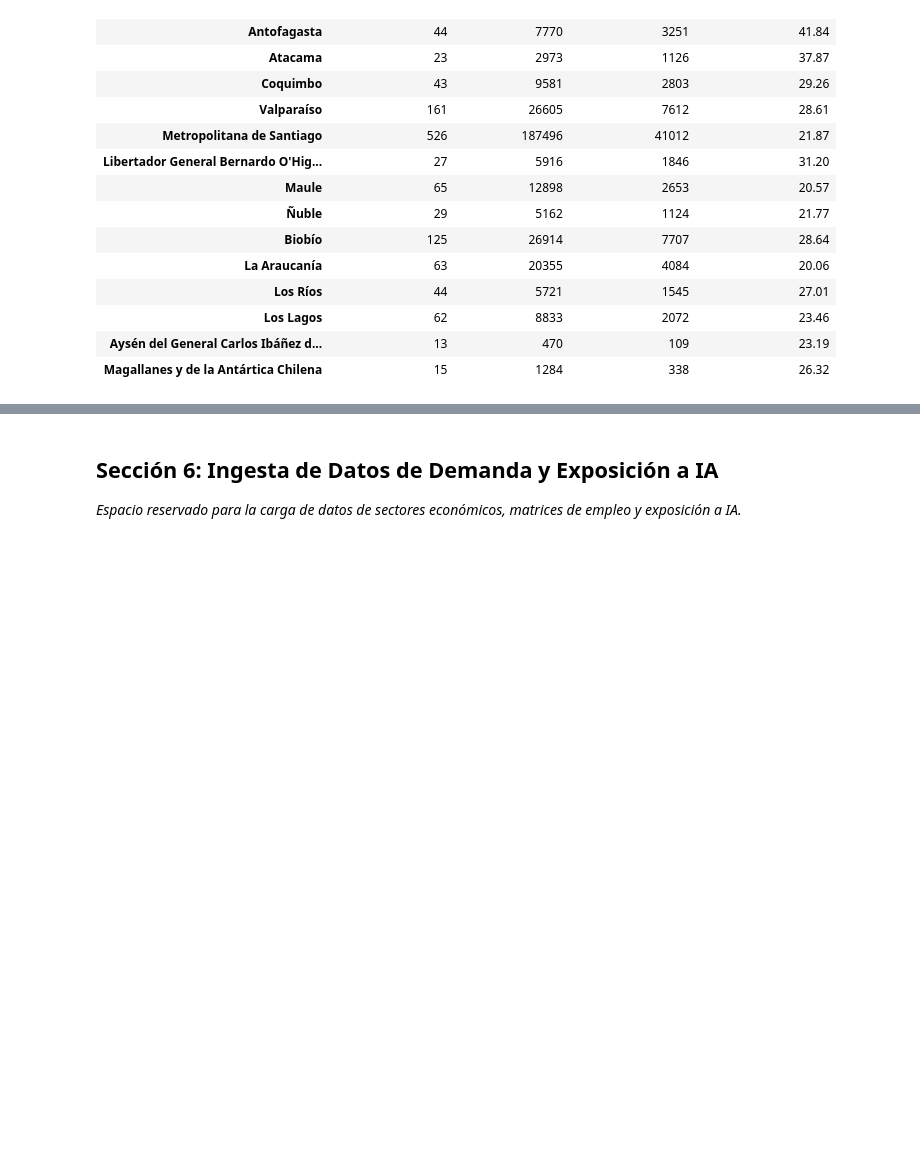
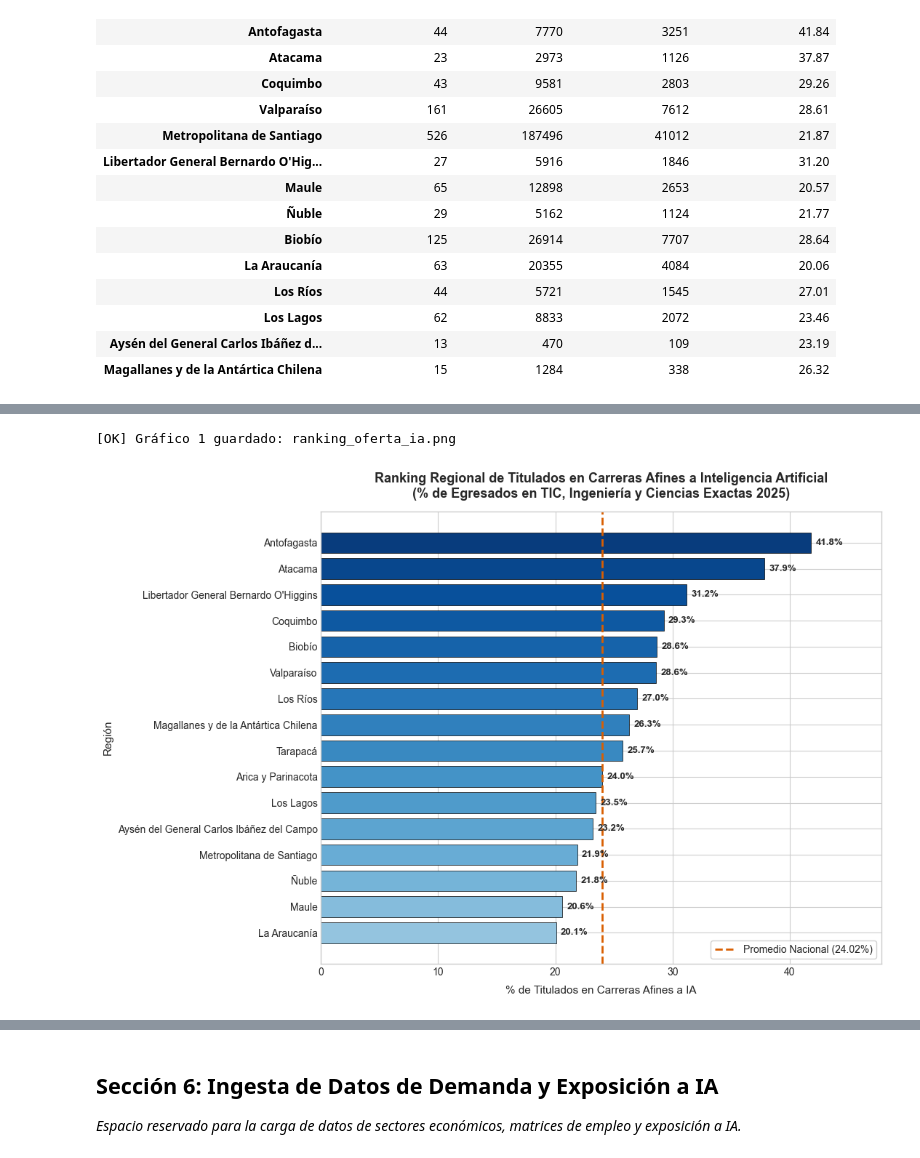
Before and after one commit to YnnySA/match-regional-ia-chile, a Jupyter notebook: notebooks/sprint1_match_ia_regional.ipynb, the cells around one changed output, grey strips where cells are left out. Drawn from its saved outputs; the diff is of its cells as text; code cells hidden in the pictures; blank space fills up the shorter version.

Commit message:
feat(oferta): indicadores regionales y mapas EDA para #9

```diff
--- a/notebooks/sprint1_match_ia_regional.ipynb
+++ b/notebooks/sprint1_match_ia_regional.ipynb
@@ -446,0 +556,37 @@ COMPARACIÓN TERRITORIAL: SEDES VS OFERTA DE TITULADOS (NORTE A SUR)
+# %%
+# Gráfico 1: Ranking Territorial de % Titulados Afines a IA
+import matplotlib.pyplot as plt
+import seaborn as sns
+
+REPORTS_DIR = PROJECT_ROOT / 'reports' / 'figures'
+REPORTS_DIR.mkdir(parents=True, exist_ok=True)
+
+plt.style.use('seaborn-v0_8-whitegrid' if 'seaborn-v0_8-whitegrid' in plt.style.available else 'default')
+fig, ax = plt.subplots(figsize=(11, 7.5))
+
+df_ranking = indicadores_oferta_region.sort_values('pct_afin_ia', ascending=True)
+colors = plt.cm.Blues(np.linspace(0.40, 0.95, len(df_ranking)))
+bars = ax.barh(df_ranking['region_nombre'], df_ranking['pct_afin_ia'], color=colors, edgecolor='black', linewidth=0.5)
+
+media_nac = tasa_nacional_afin * 100
+ax.axvline(media_nac, color='#d95f02', linestyle='--', linewidth=2.0, label=f'Promedio Nacional ({media_nac:.2f}%)')
+
+# Etiquetas de datos en cada barra
+for bar in bars:
+    w = bar.get_width()
+    ax.text(w + 0.4, bar.get_y() + bar.get_height() / 2, f"{w:.1f}%", va='center', ha='left', fontsize=9.5, weight='bold')
+
+ax.set_title('Ranking Regional de Titulados en Carreras Afines a Inteligencia Artificial\n(% de Egresados en TIC, Ingeniería y Ciencias Exactas 2025)', fontsize=13, weight='bold', pad=14)
+ax.set_xlabel('% de Titulados en Carreras Afines a IA', fontsize=11, labelpad=8)
+ax.set_ylabel('Región', fontsize=11)
+ax.set_xlim(0, max(df_ranking['pct_afin_ia']) + 6)
+ax.legend(loc='lower right', frameon=True, facecolor='white', framealpha=0.9)
+
+fig.tight_layout()
+fig_path_ranking = REPORTS_DIR / 'ranking_oferta_ia.png'
+fig.savefig(fig_path_ranking, dpi=300, bbox_inches='tight')
+print(f"[OK] Gráfico 1 guardado: {fig_path_ranking.name}")
+plt.show()
+# %% [output]
+[OK] Gráfico 1 guardado: ranking_oferta_ia.png
+[figure, added]
```
Also changed, not shown: parts of 11 cells of this notebook, 4 other files.
